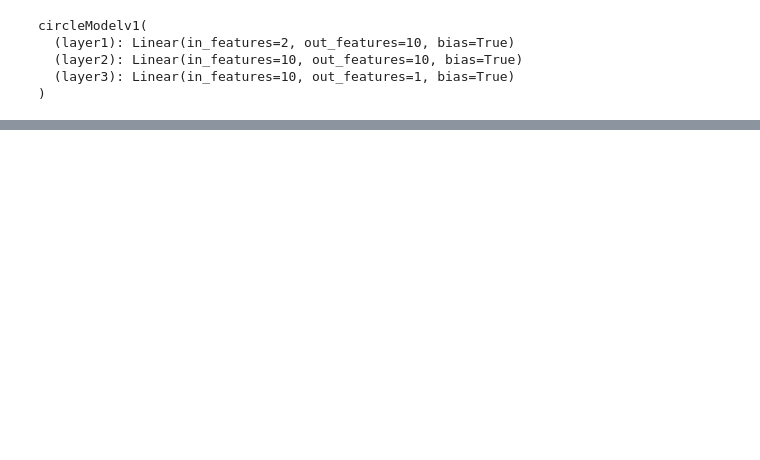
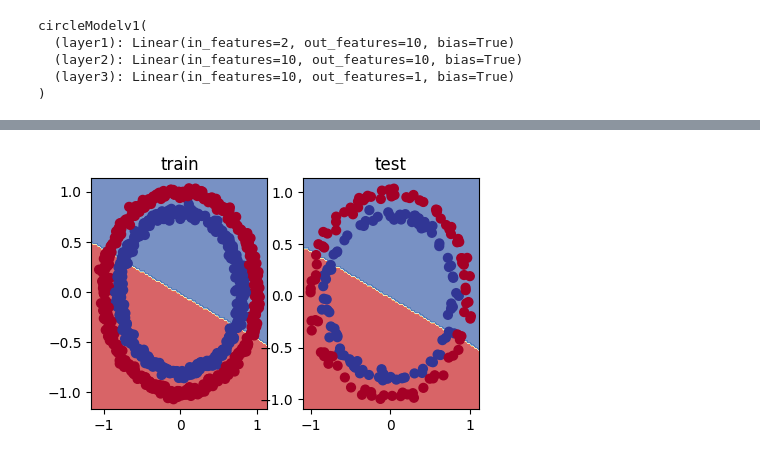
Before and after one commit to vimaurya/LearnDL, a Jupyter notebook: neuralNetworkClassificationPyTorch.ipynb, the cells around one changed output, grey strips where cells are left out. Cells and saved outputs as stored; diff of their text form; code cells hidden in the pictures; blank space fills up the shorter version.

Commit message:
improving the model

```diff
--- a/neuralNetworkClassificationPyTorch.ipynb
+++ b/neuralNetworkClassificationPyTorch.ipynb
@@ -309,0 +303,29 @@ circleModelv1(
+# %%
+torch.manual_seed(RANDOM_SEED)
+epochs = 1000
+
+train_loss = []
+test_loss = []
+
+for epoch in range(epochs):
+    modelv1.train()
+    y_logits = modelv1(X_train.to(device)).squeeze()
+    y_preds = torch.round(torch.sigmoid(y_logits))
+    loss = loss_fn_1(y_logits, y_train)
+    acc = accuracy_fn(y_true=y_train, y_pred=y_preds)
+
+    optimizer_1.zero_grad()
+
+    loss.backward()
+
+    optimizer_1.step()
+
+    modelv1.eval()
+    with torch.inference_mode():
+        test_logits = modelv1(X_test.to(device)).squeeze()
+        test_preds = torch.round(torch.sigmoid(test_logits))
+        t_loss = loss_fn_1(y_logits, y_train)
+        t_acc = accuracy_fn(y_true=y_test, y_pred=test_preds)
+
+        if epoch%100 == 0:
+            print(f"Epoch : {epoch}, loss : {loss}, acc : {acc}%, test loss : {t_loss}, t_acc : {t_acc}%")
@@ -309,0 +343,16 @@ circleModelv1(
+# %%
+# Plotting the decision boundary
+
+from helper_functions import plot_decision_boundary
+
+plt.figure(figsize=(5,3))
+plt.subplot(1,2,1)
+plt.title("train")
+plot_decision_boundary(modelv1, X_train, y_train)
+
+
+plt.subplot(1,2,2)
+plt.title("test")
+plot_decision_boundary(modelv1, X_test, y_test)
+# %% [output]
+[figure, added]
```
Also changed, not shown: parts of 8 cells of this notebook.
